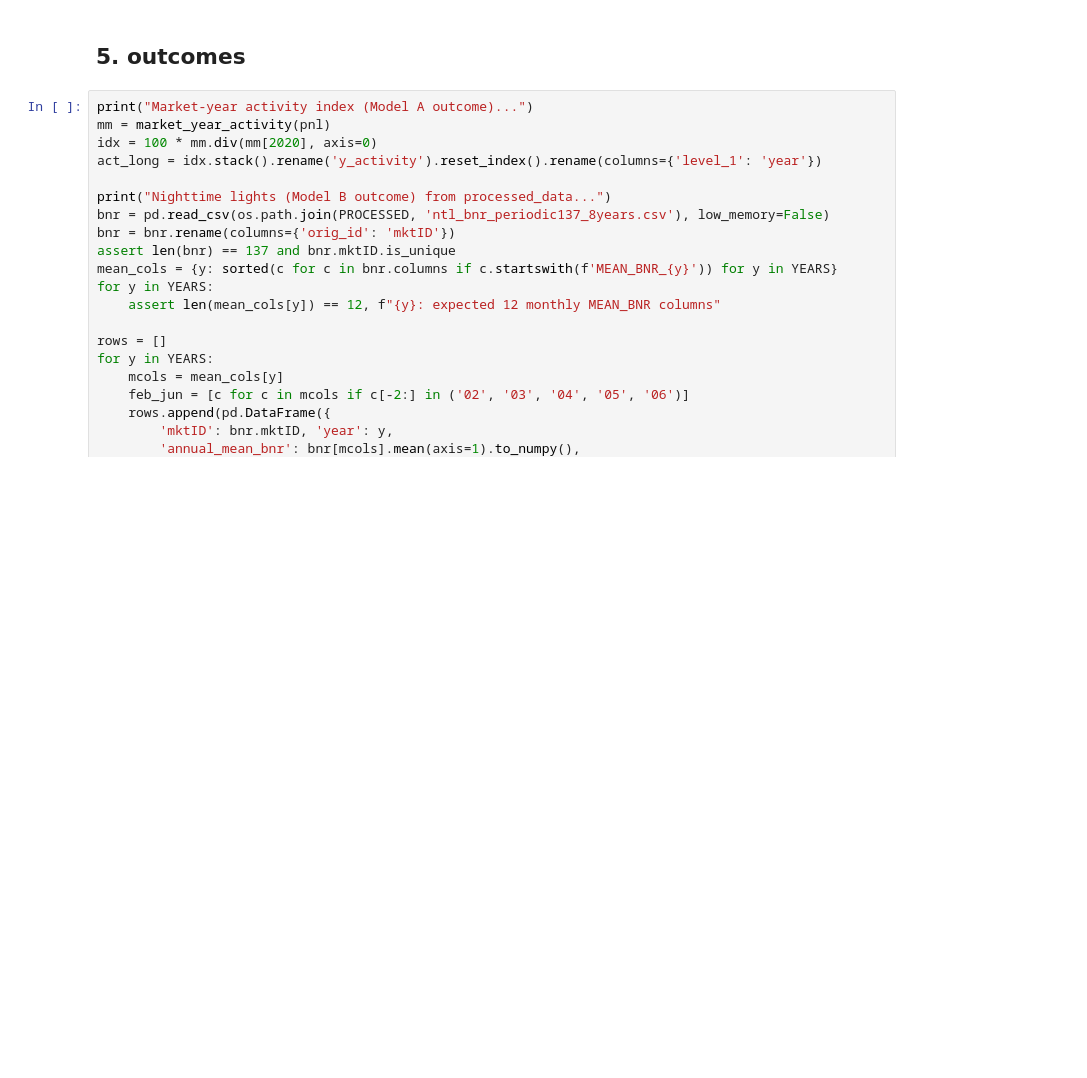
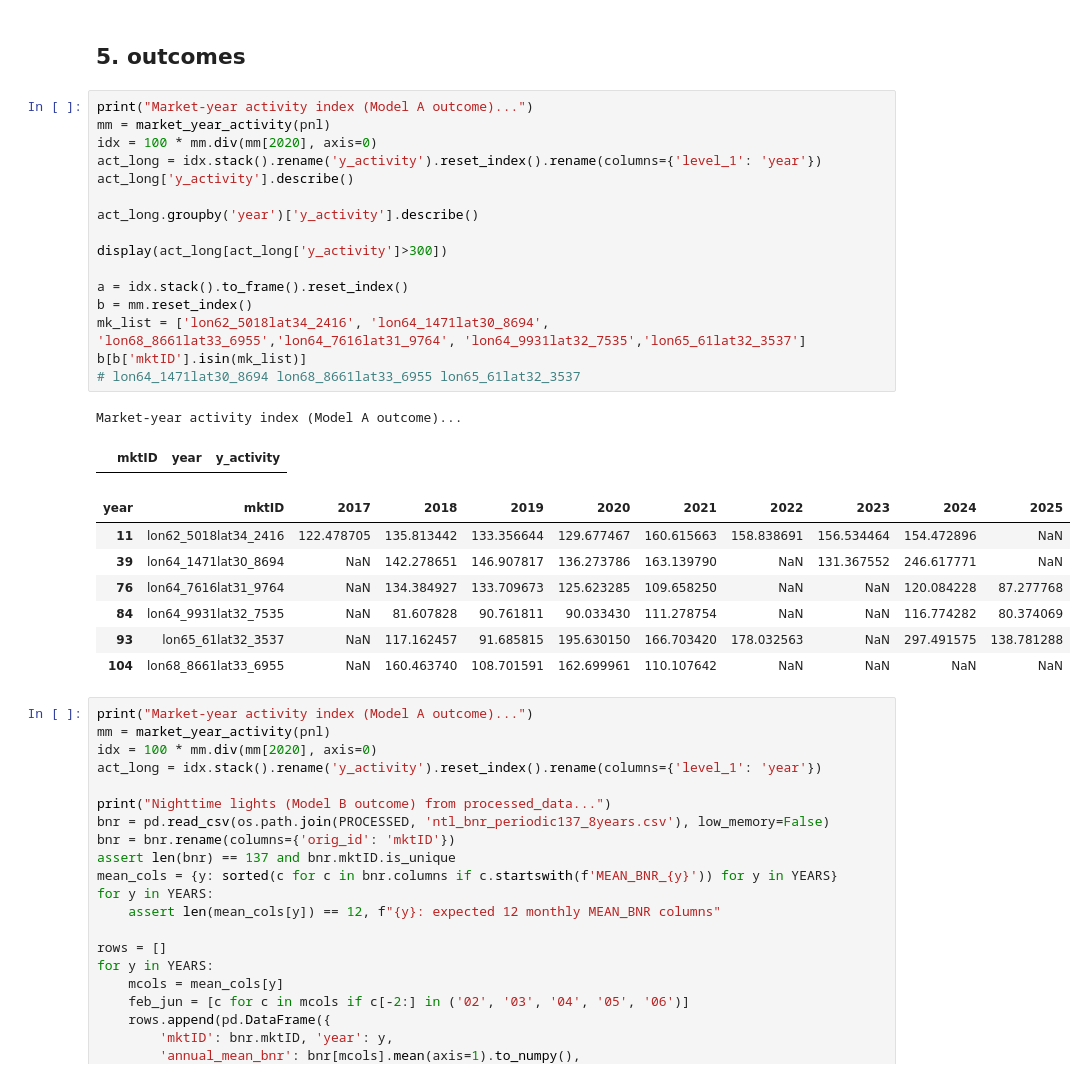
Before and after one commit to obcabanillas/MAI_PAPER, a Jupyter notebook: code_paper/build_event_study_panel.ipynb, the cells around one changed output. Drawn from its saved outputs; the diff is of its cells as text; blank space fills up the shorter version.

```diff
--- a/code_paper/build_event_study_panel.ipynb
+++ b/code_paper/build_event_study_panel.ipynb
@@ -250,6 +255,32 @@ ndvi_dist = ndvi_dist[['district_id', 'year', 'quarter', 'ndvi_ag', 'ndvi_ag_dev
 Building growing-season (Q2) district-level NDVI deviation...
 # %% [markdown]
 ## 5. outcomes
+# %%
+print("Market-year activity index (Model A outcome)...")
+mm = market_year_activity(pnl)
+idx = 100 * mm.div(mm[2020], axis=0)
+act_long = idx.stack().rename('y_activity').reset_index().rename(columns={'level_1': 'year'})
+act_long['y_activity'].describe()
+
+act_long.groupby('year')['y_activity'].describe()
+
+display(act_long[act_long['y_activity']>300])
+
+a = idx.stack().to_frame().reset_index()
+b = mm.reset_index()
+mk_list = ['lon62_5018lat34_2416', 'lon64_1471lat30_8694',  'lon68_8661lat33_6955','lon64_7616lat31_9764', 'lon64_9931lat32_7535','lon65_61lat32_3537']
+b[b['mktID'].isin(mk_list)]
+# lon64_1471lat30_8694 lon68_8661lat33_6955 lon65_61lat32_3537
+# %% [output]
+Market-year activity index (Model A outcome)...
+|  | mktID | year | y_activity |
+| year | mktID | 2017 | 2018 | 2019 | 2020 | 2021 | 2022 | 2023 | 2024 | 2025 |
+| 11 | lon62_5018lat34_2416 | 122.478705 | 135.813442 | 133.356644 | 129.677467 | 160.615663 | 158.838691 | 156.534464 | 154.472896 | NaN |
+| 39 | lon64_1471lat30_8694 | NaN | 142.278651 | 146.907817 | 136.273786 | 163.139790 | NaN | 131.367552 | 246.617771 | NaN |
+| 76 | lon64_7616lat31_9764 | NaN | 134.384927 | 133.709673 | 125.623285 | 109.658250 | NaN | NaN | 120.084228 | 87.277768 |
+| 84 | lon64_9931lat32_7535 | NaN | 81.607828 | 90.761811 | 90.033430 | 111.278754 | NaN | NaN | 116.774282 | 80.374069 |
+| 93 | lon65_61lat32_3537 | NaN | 117.162457 | 91.685815 | 195.630150 | 166.703420 | 178.032563 | NaN | 297.491575 | 138.781288 |
+| 104 | lon68_8661lat33_6955 | NaN | 160.463740 | 108.701591 | 162.699961 | 110.107642 | NaN | NaN | NaN | NaN |
 # %%
 print("Market-year activity index (Model A outcome)...")
 mm = market_year_activity(pnl)
```
Also changed, not shown: parts of 12 cells of this notebook, 22 other files.
